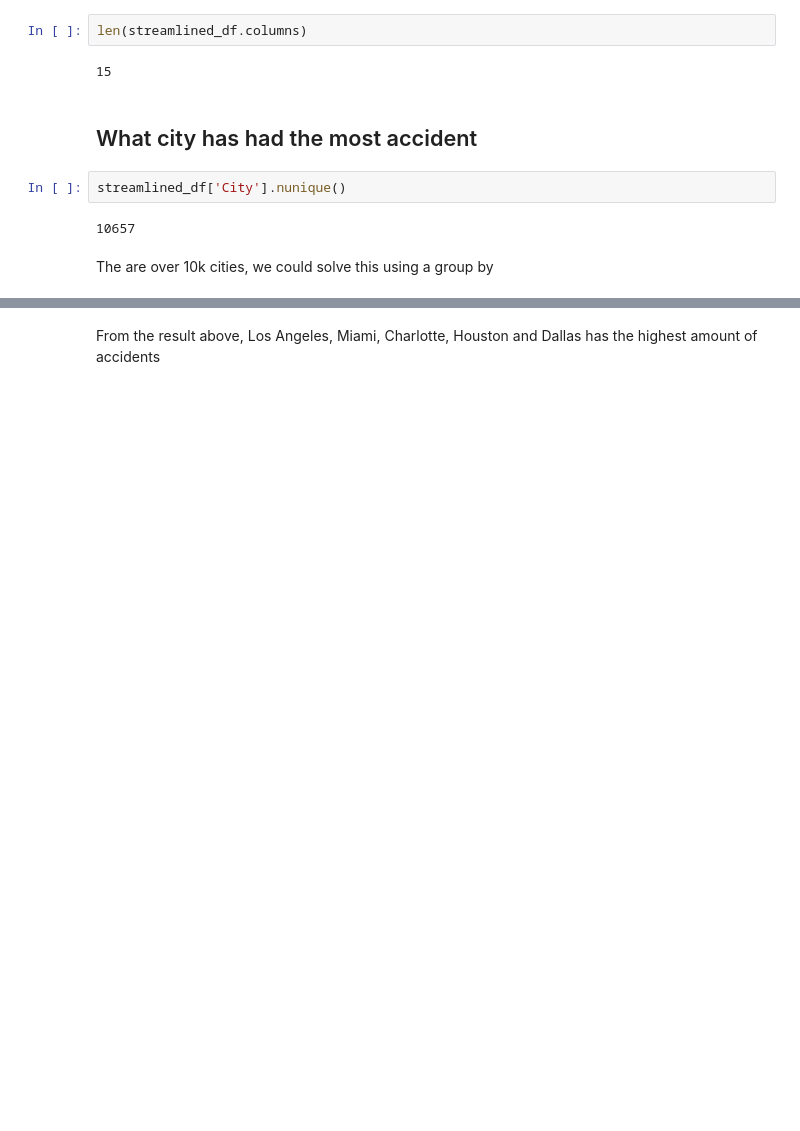
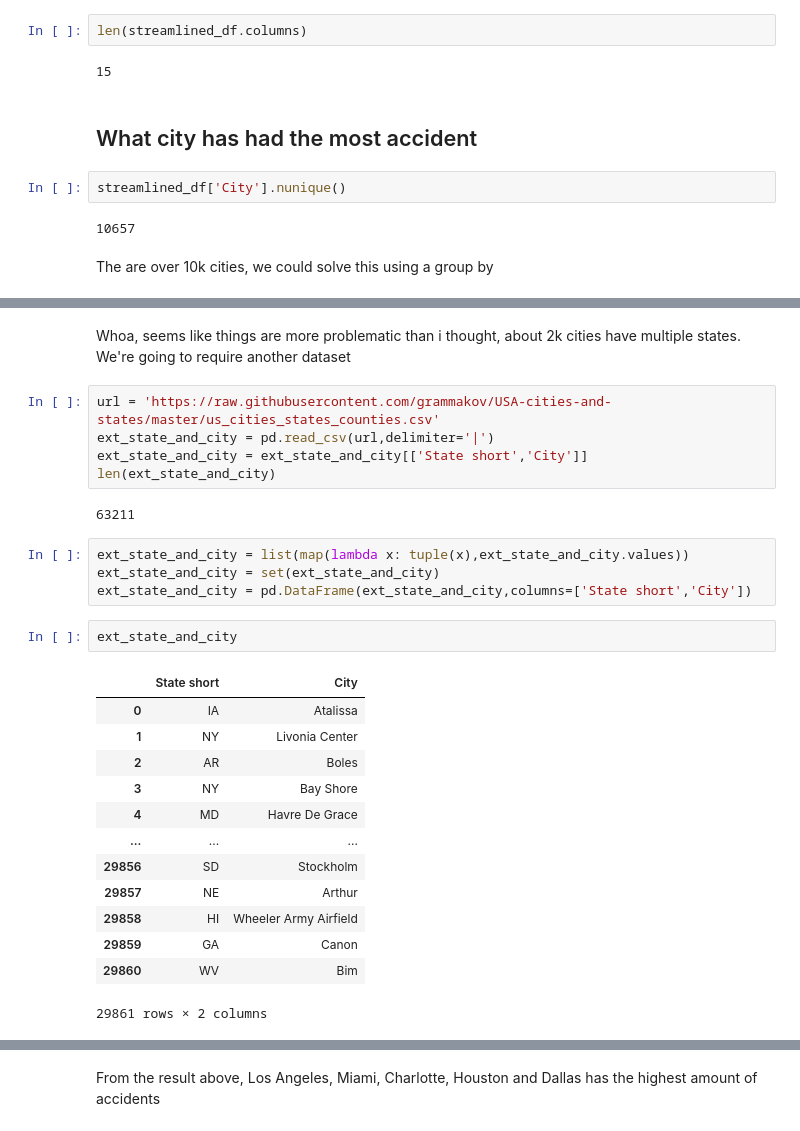
Before and after one commit to Walz194/us_accidents, a Jupyter notebook: us-accidents.ipynb, the cells around one changed output, grey strips where cells are left out. Cells and saved outputs as stored; diff of their text form; blank space fills up the shorter version.

```diff
--- a/us-accidents.ipynb
+++ b/us-accidents.ipynb
@@ -174,0 +232,29 @@ Name: City, dtype: int64
+# %% [markdown]
+Whoa, seems like things are more problematic than i thought, about 2k cities have multiple states. We're going to require another dataset
+# %%
+url = 'https://raw.githubusercontent.com/grammakov/USA-cities-and-states/master/us_cities_states_counties.csv'
+ext_state_and_city = pd.read_csv(url,delimiter='|')
+ext_state_and_city = ext_state_and_city[['State short','City']]
+len(ext_state_and_city)
+# %% [output]
+63211
+# %%
+ext_state_and_city = list(map(lambda x: tuple(x),ext_state_and_city.values))
+ext_state_and_city = set(ext_state_and_city)
+ext_state_and_city = pd.DataFrame(ext_state_and_city,columns=['State short','City'])
+# %%
+ext_state_and_city
+# %% [output]
+|  | State short | City |
+| 0 | IA | Atalissa |
+| 1 | NY | Livonia Center |
+| 2 | AR | Boles |
+| 3 | NY | Bay Shore |
+| 4 | MD | Havre De Grace |
+| ... | ... | ... |
+| 29856 | SD | Stockholm |
+| 29857 | NE | Arthur |
+| 29858 | HI | Wheeler Army Airfield |
+| 29859 | GA | Canon |
+| 29860 | WV | Bim |
+29861 rows × 2 columns
```
Also changed, not shown: parts of 28 cells of this notebook.
